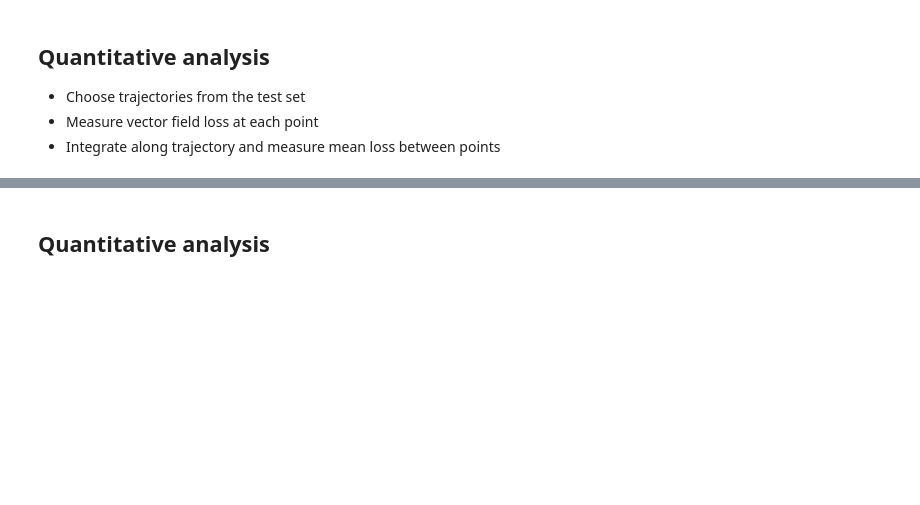
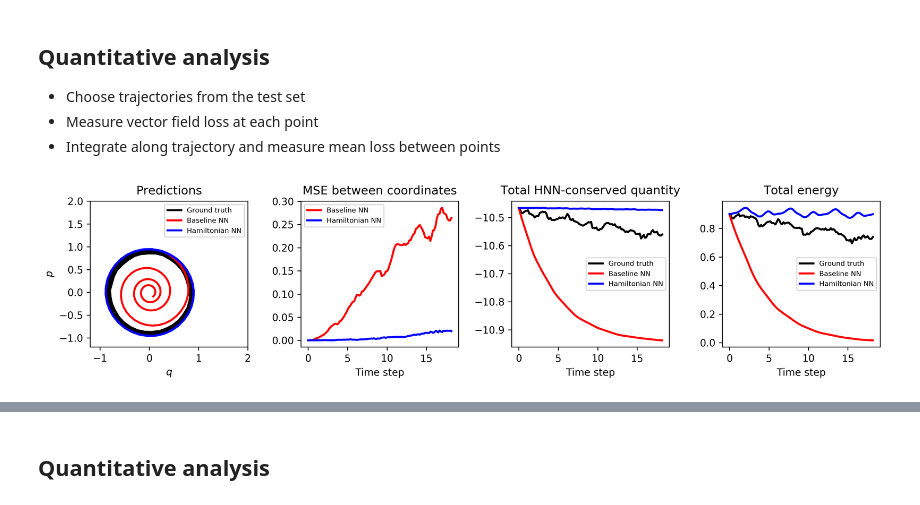
Before and after one commit to greydanus/hamiltonian-nn, a Jupyter notebook: analyze-lipson.ipynb, the cells around one changed output, grey strips where cells are left out. Cells and saved outputs as stored; diff of their text form; code cells hidden in the pictures; blank space fills up the shorter version.

```diff
--- a/analyze-lipson.ipynb
+++ b/analyze-lipson.ipynb
@@ -212 +199,52 @@ hnn_x = hnn_path['y'].T
+# %%
+# x0 = np.asarray([1, 0])
+
+# # integration
+# t_span=[0,20]
+# t_eval = np.linspace(t_span[0], t_span[1], 2000)
+
+# plotting
+tpad = 7
+
+fig = plt.figure(figsize=[12,3], dpi=DPI)
+plt.subplot(1,4,1)
+plt.title("Predictions", pad=tpad) ; plt.xlabel('$q$') ; plt.ylabel('$p$')
+plt.plot(true_x[:,0], true_x[:,1], 'k-', label='Ground truth', linewidth=2)
+plt.plot(base_x[:,0], base_x[:,1], 'r-', label='Baseline NN', linewidth=2)
+plt.plot(hnn_x[:,0], hnn_x[:,1], 'b-', label='Hamiltonian NN', linewidth=2)
+plt.xlim(-1.2,2) ; plt.ylim(-1.2,2)
+plt.legend(fontsize=7)
+
+plt.subplot(1,4,2)
+plt.title("MSE between coordinates", pad=tpad) ; plt.xlabel('Time step')
+plt.plot(t_eval, ((true_x-base_x)**2).mean(-1), 'r-', label='Baseline NN', linewidth=2)
+plt.plot(t_eval, ((true_x-hnn_x)**2).mean(-1), 'b-', label='Hamiltonian NN', linewidth=2)
+plt.legend(fontsize=7)
+
+plt.subplot(1,4,3)
+plt.title("Total HNN-conserved quantity", pad=tpad)
+plt.xlabel('Time step')
+true_hq = hnn_model(torch.Tensor(true_x))[1].detach().numpy().squeeze()
+base_hq = hnn_model(torch.Tensor(base_x))[1].detach().numpy().squeeze()
+hnn_hq = hnn_model(torch.Tensor(hnn_x))[1].detach().numpy().squeeze()
+plt.plot(t_eval, true_hq, 'k-', label='Ground truth', linewidth=2)
+plt.plot(t_eval, base_hq, 'r-', label='Baseline NN', linewidth=2)
+plt.plot(t_eval, hnn_hq, 'b-', label='Hamiltonian NN', linewidth=2)
+plt.legend(fontsize=7)
+
+plt.subplot(1,4,4)
+plt.title("Total energy", pad=tpad)
+plt.xlabel('Time step')
+true_e = np.stack([hamiltonian_fn(c) for c in true_x])
+base_e = np.stack([hamiltonian_fn(c) for c in base_x])
+hnn_e = np.stack([hamiltonian_fn(c) for c in hnn_x])
+plt.plot(t_eval, true_e, 'k-', label='Ground truth', linewidth=2)
+plt.plot(t_eval, base_e, 'r-', label='Baseline NN', linewidth=2)
+plt.plot(t_eval, hnn_e, 'b-', label='Hamiltonian NN', linewidth=2)
+plt.legend(fontsize=7)
+
+plt.tight_layout() ; plt.show()
+fig.savefig('{}/lipson-integration{}.{}'.format(args.fig_dir, RK4, FORMAT))
+# %% [output]
+[figure, added]
 # %%
```
Also changed, not shown: parts of 7 cells of this notebook, 24 other files.
